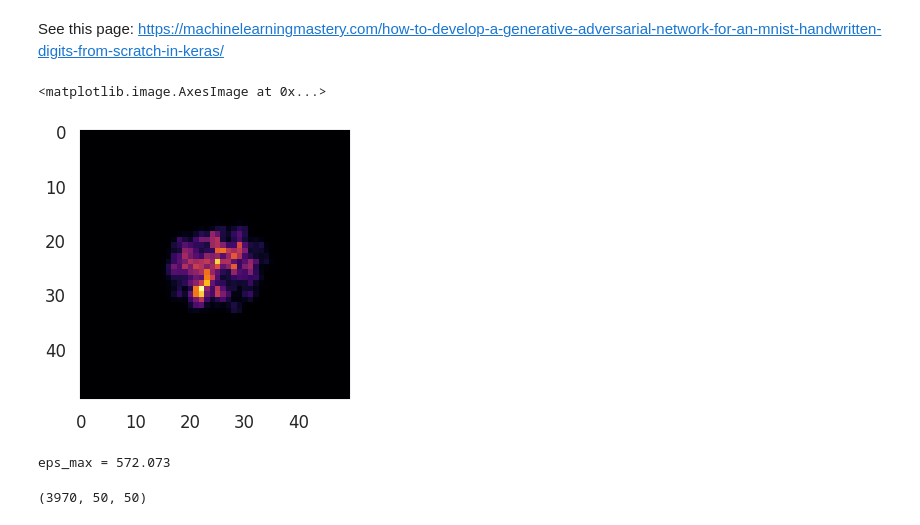
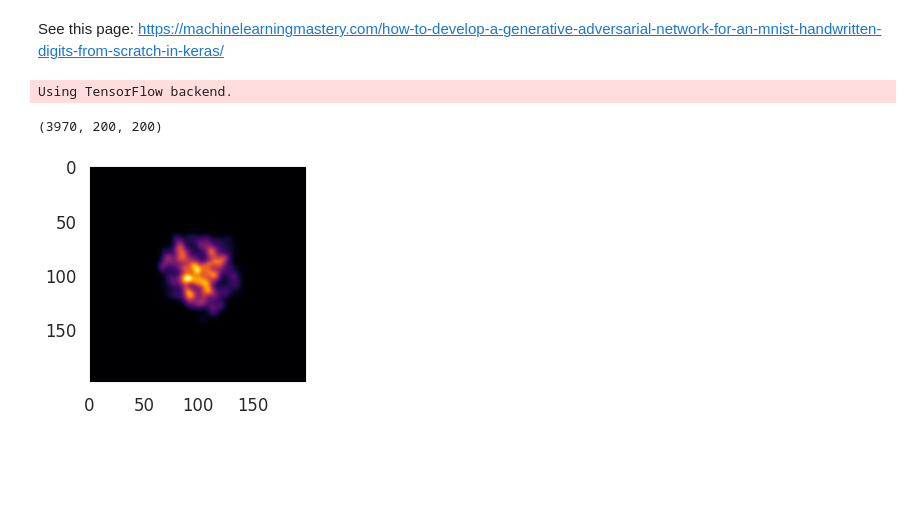
Before and after one commit to derekeverett/ml_optimize_hydro, a Jupyter notebook: predict_profiles/IPGANsma/Load_GAN.ipynb, the cells around one changed output. Saved outputs shown, nothing was run; the diff lists cells and outputs as text; code cells hidden in the pictures; blank space fills up the shorter version.

```diff
--- a/predict_profiles/IPGANsma/Load_GAN.ipynb
+++ b/predict_profiles/IPGANsma/Load_GAN.ipynb
@@ -27,29 +3,43 @@ def load_ipglasma_profile(i):
+# %%
+import numpy as np
+import matplotlib.pyplot as plt
+import seaborn as sns
+import pandas as pd
+
+from keras.models import Sequential
+from keras.optimizers import Adam #the optimizer
+from keras.layers import Dense #ordinary dense layer
+from keras.layers import Conv2D # the 2D 'convolution' layer
+from keras.layers import Flatten
+from keras.layers import Dropout # dropout layers can help prevent overfitting
+from keras.layers import LeakyReLU # the activation function
+from keras.utils.vis_utils import plot_model
+from keras.layers import Reshape
+from keras.layers import Conv2DTranspose
+
+sns.set()
+sns.set_context('talk')
+sns.set_style("darkgrid", {'axes.grid' : False})
+# %% [output]
+Using TensorFlow backend.
+# %%
+#load the training profiles array from disk (faster)
+trainX = np.load('training_profiles/trainX.npy')
+print(trainX.shape)
+
+n_profiles = trainX.shape[0]
+img_nx = trainX.shape[1]
+img_ny = trainX.shape[2]
+
+# size of the latent space
+latent_dim = 100
+
+eps_max = 689.72
+# %% [output]
+(3970, 200, 200)
 # %%
-i=np.random.randint(0, high=n_profiles, size=1, dtype='l')[0]
-eps = load_ipglasma_profile(i)
-fig, axes = plt.subplots(1,1, figsize=(5,5))
-plt.imshow(eps, cmap='inferno')
+i=np.random.randint(1, high=n_profiles+1, size=1, dtype='l')[0]
+plt.imshow(trainX[i], cmap='inferno')
+plt.show()
 # %% [output]
-<matplotlib.image.AxesImage at 0x...>
-[figure, old version]
+[figure, new version]
-# %%
-#We will need to rescale all the energy density values from [0, eps_max] -> [0, 1]
-
-#this will loop over all profiles to find eps_max
-eps_max = 0.
-eps_max = 572.073
-
-#for i in range(1, n_profiles):
-#    eps_max = np.maximum(eps_max, load_ipglasma_profile(i).max()  )
-print("eps_max = " + str(eps_max) )
-# %% [output]
-eps_max = 572.073
-# %%
-#load the training profiles array from disk (faster)
-trainX = np.load('training_profiles/trainX.npy')
-print(trainX.shape)
-
-img_nx = trainX.shape[1]
-img_ny = trainX.shape[1]
-# %% [output]
-(3970, 50, 50)
```
Also changed, not shown: parts of 9 cells of this notebook, 2 other files.
